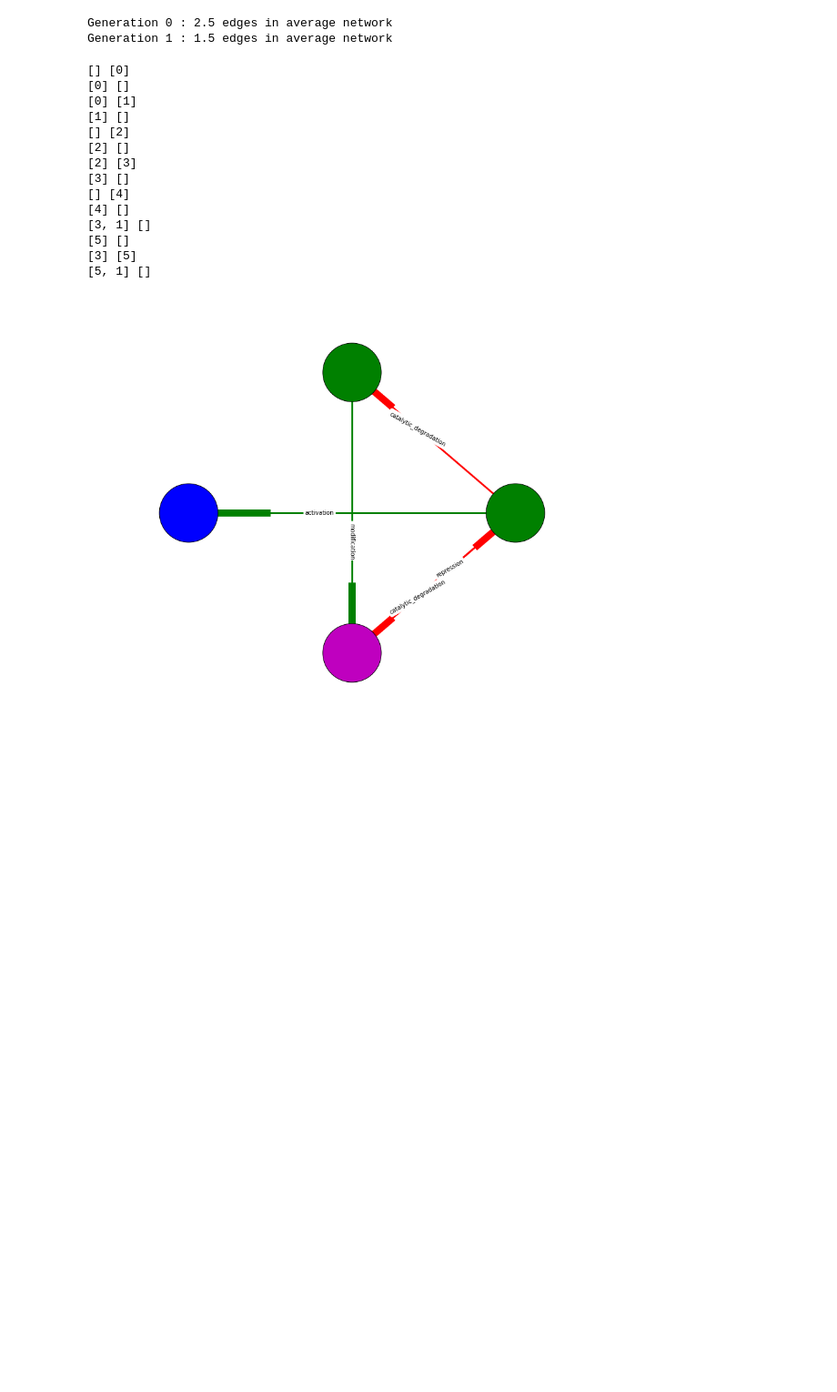
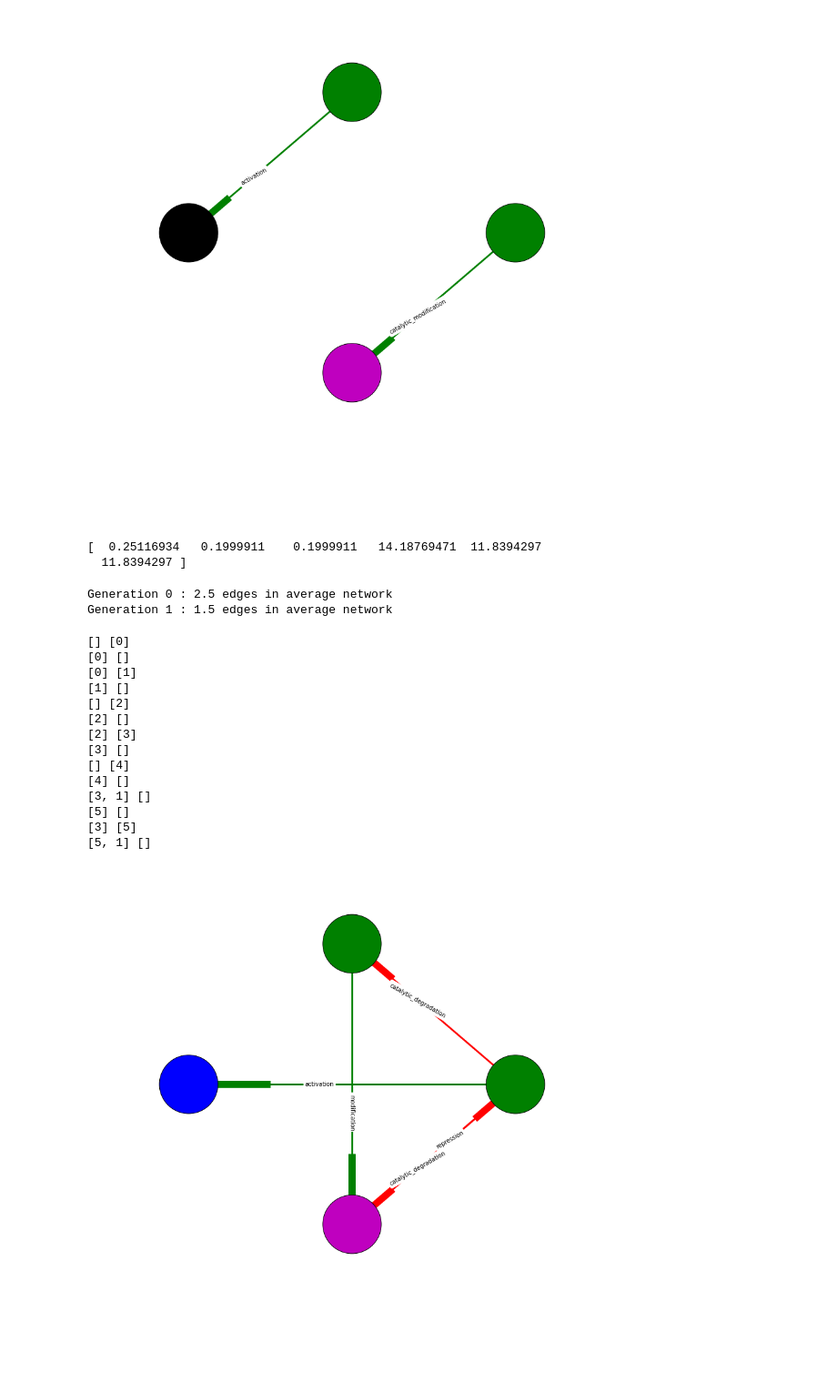
Before and after one commit to sbernasek/evolution_of_grn, a Jupyter notebook: full_simulations.ipynb, the cells around one changed output. Shown at 91% size. Cells and saved outputs as stored; diff of their text form; code cells hidden in the pictures; blank space fills up the shorter version.

```diff
--- a/full_simulations.ipynb
+++ b/full_simulations.ipynb
@@ -28,3 +46,14 @@ NameError: name 'population' is not defined
+# %%
+cell.show_topology()
+# %% [output]
+[figure, added]
+# %%
+steady_states, output_ss = get_ss(cell, output=1)
+
+print(steady_states)
+# %% [output]
+[  0.25116934   0.1999911    0.1999911   14.18769471  11.8394297
+  11.8394297 ]
 # %%
 population, score_evolution = run_simulation(generations=2, population_size=10, mutations_per_division=2, retall=True)
 # %% [output]
```
Also changed, not shown: parts of 5 cells of this notebook, 4 other files.
